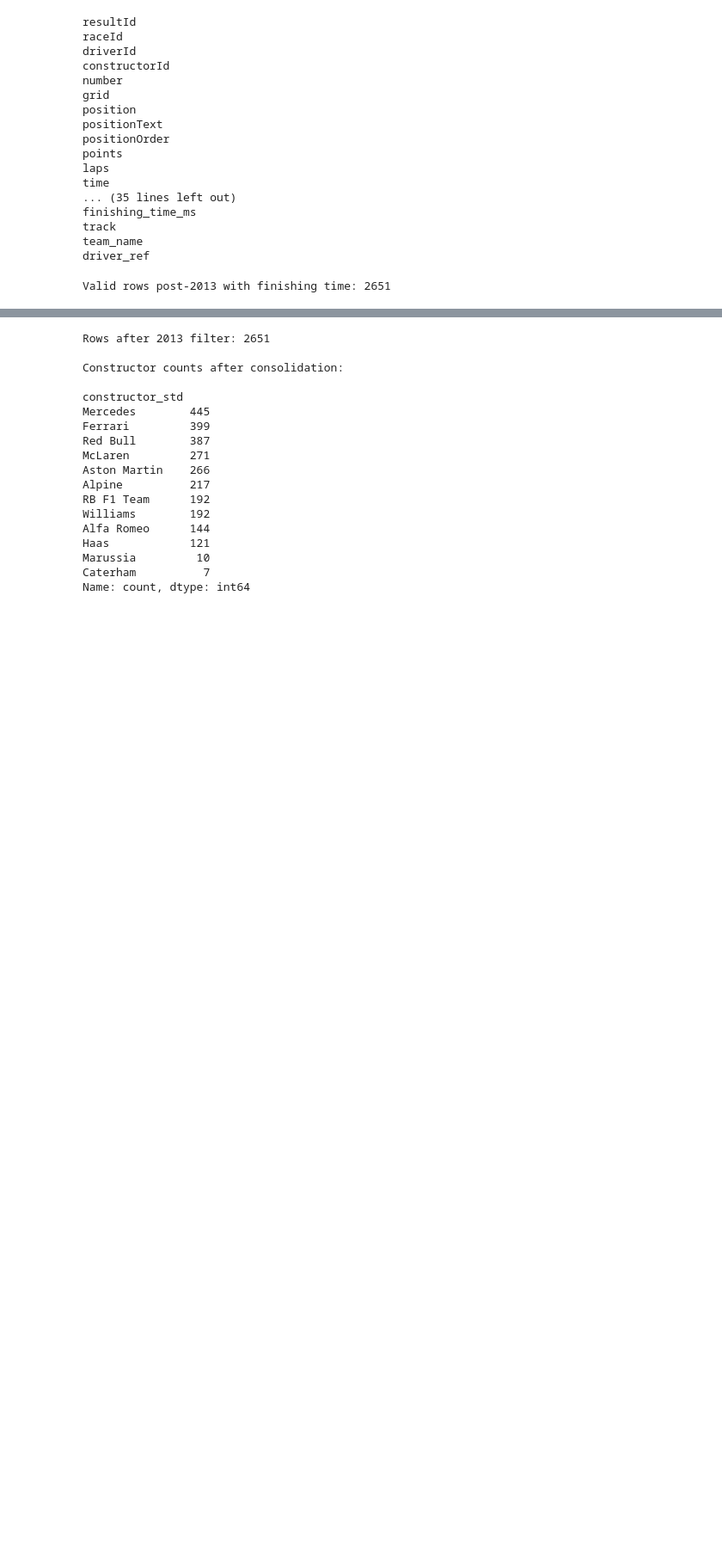
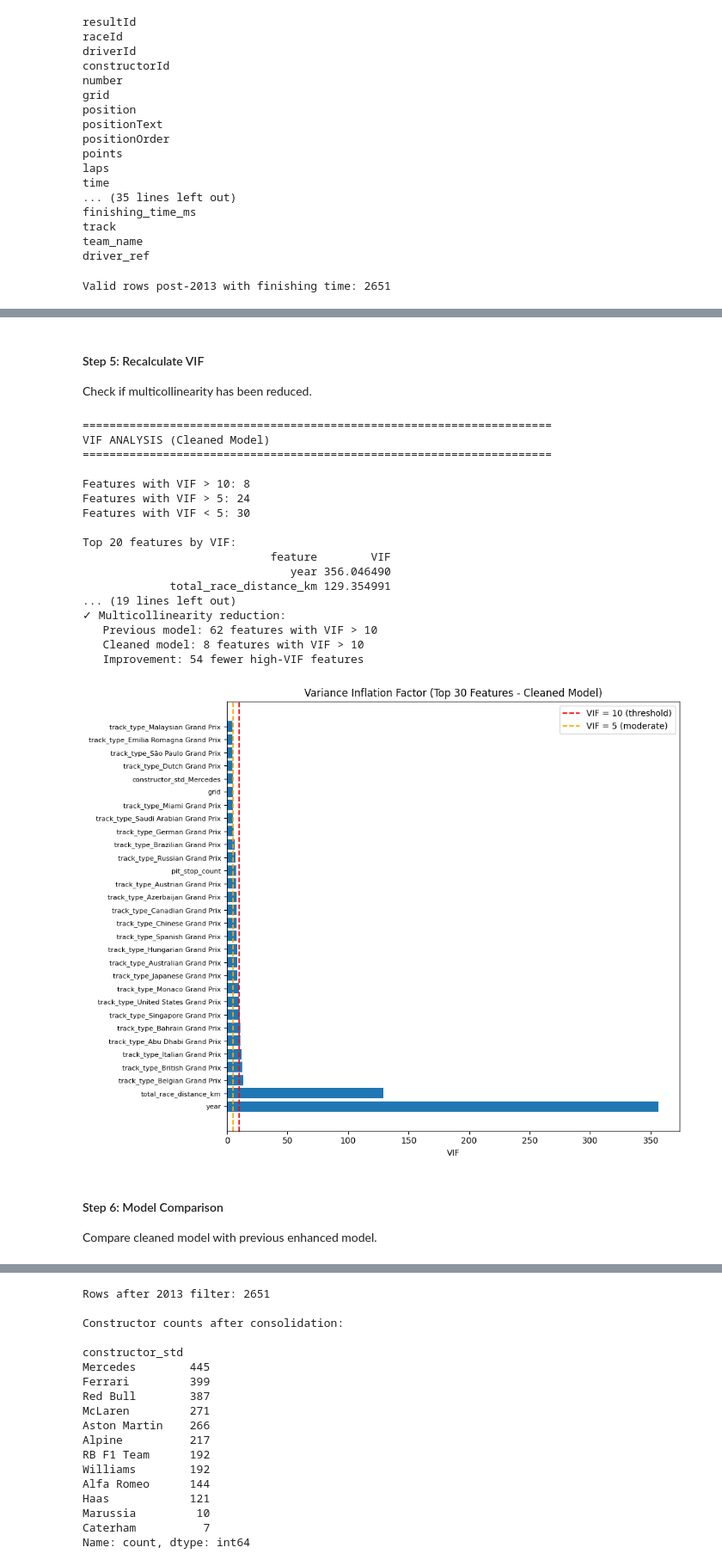
Before and after one commit to Rakshit1899/F1-Finishing-Time-Regression-Project, a Jupyter notebook: notebooks/01_eda.ipynb, the cells around one changed output, grey strips where cells are left out. Shown: that part at 86% size. Cells and saved outputs as stored; diff of their text form; code cells hidden in the pictures; blank space fills up the shorter version.

```diff
--- a/notebooks/01_eda.ipynb
+++ b/notebooks/01_eda.ipynb
@@ -257,0 +1196,69 @@ constructor_map = {
+# %% [markdown]
+#### Step 5: Recalculate VIF
+
+Check if multicollinearity has been reduced.
+# %%
+from statsmodels.stats.outliers_influence import variance_inflation_factor
+
+# Calculate VIF (remove constant column)
+X_for_vif = X_clean.iloc[:, 1:]  # Remove constant
+
+vif_df = pd.DataFrame()
+vif_df["feature"] = X_for_vif.columns
+vif_df["VIF"] = [variance_inflation_factor(X_for_vif.values, i)
+                 for i in range(X_for_vif.shape[1])]
+
+# Sort by VIF
+vif_df = vif_df.sort_values("VIF", ascending=False)
+
+print("=" * 70)
+print("VIF ANALYSIS (Cleaned Model)")
+print("=" * 70)
+print(f"\nFeatures with VIF > 10: {len(vif_df[vif_df['VIF'] > 10])}")
+print(f"Features with VIF > 5: {len(vif_df[vif_df['VIF'] > 5])}")
+print(f"Features with VIF < 5: {len(vif_df[vif_df['VIF'] < 5])}")
+
+print(f"\nTop 20 features by VIF:")
+print(vif_df.head(20).to_string(index=False))
+
+# Compare with previous model
+print(f"\n✓ Multicollinearity reduction:")
+print(f"   Previous model: 62 features with VIF > 10")
+print(f"   Cleaned model: {len(vif_df[vif_df['VIF'] > 10])} features with VIF > 10")
+print(f"   Improvement: {62 - len(vif_df[vif_df['VIF'] > 10])} fewer high-VIF features")
+
+# Plot VIF for top features
+plt.figure(figsize=(10, 8))
+top_vif = vif_df.head(30)
+plt.barh(range(len(top_vif)), top_vif['VIF'])
+plt.yticks(range(len(top_vif)), top_vif['feature'], fontsize=8)
+plt.xlabel('VIF')
+plt.title('Variance Inflation Factor (Top 30 Features - Cleaned Model)')
+plt.axvline(x=10, color='r', linestyle='--', label='VIF = 10 (threshold)')
+plt.axvline(x=5, color='orange', linestyle='--', label='VIF = 5 (moderate)')
+plt.legend()
+plt.tight_layout()
+plt.show()
+# %% [output]
+======================================================================
+VIF ANALYSIS (Cleaned Model)
+======================================================================
+
+Features with VIF > 10: 8
+Features with VIF > 5: 24
+Features with VIF < 5: 30
+
+Top 20 features by VIF:
+                            feature        VIF
+                               year 356.046490
+             total_race_distance_km 129.354991
+... (19 lines left out)
+✓ Multicollinearity reduction:
+   Previous model: 62 features with VIF > 10
+   Cleaned model: 8 features with VIF > 10
+   Improvement: 54 fewer high-VIF features
+[figure, added]
+# %% [markdown]
+#### Step 6: Model Comparison
+
+Compare cleaned model with previous enhanced model.
```
Also changed, not shown: parts of 44 cells of this notebook.
